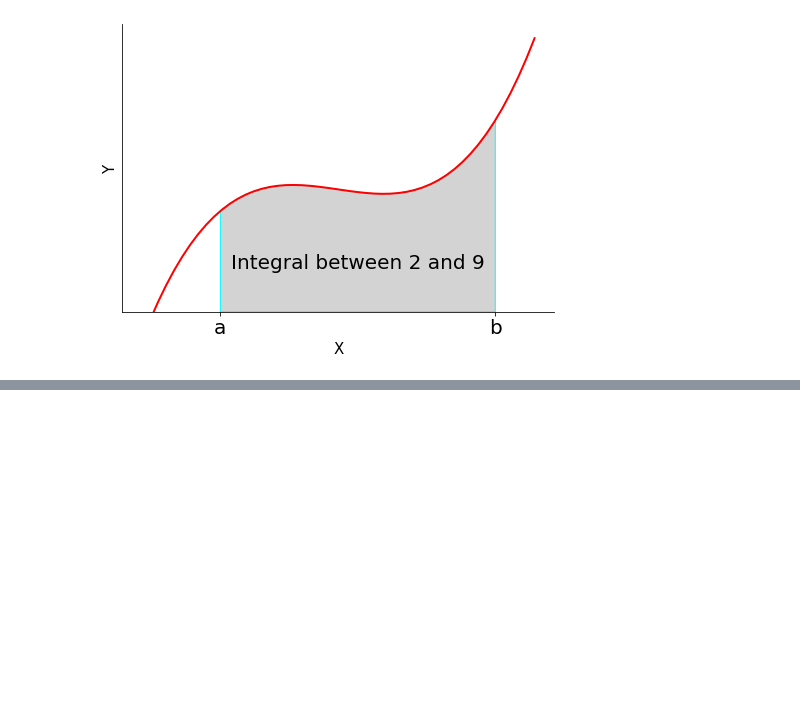
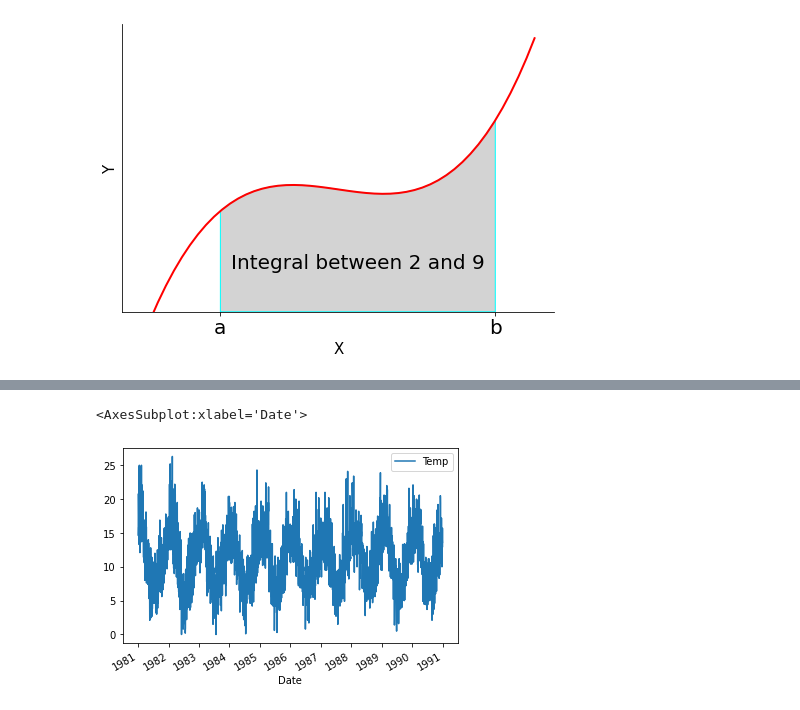
Before and after one commit to hanbinChae/Python-learning-univ, a Jupyter notebook: 빅데이터분석응용/경기과학기술대학교_202263020_채한빈_12주차.ipynb, the cells around one changed output, grey strips where cells are left out. Drawn from its saved outputs; the diff is of its cells as text; code cells hidden in the pictures; blank space fills up the shorter version.

```diff
--- a/빅데이터분석응용/경기과학기술대학교_202263020_채한빈_12주차.ipynb
+++ b/빅데이터분석응용/경기과학기술대학교_202263020_채한빈_12주차.ipynb
@@ -204,0 +207,3 @@ Text(0, 0.5, 'Y')
+# %%
+df = pd.read_csv("data/daily-temperature.csv",parse_dates=['Date'])
+df
@@ -204,0 +236,3 @@ Text(0, 0.5, 'Y')
+# %%
+df.set_index("Date",inplace=True)
+df.head()
@@ -204,0 +247,5 @@ Text(0, 0.5, 'Y')
+# %%
+df.plot()
+# %% [output]
+<AxesSubplot:xlabel='Date'>
+[figure, added]
```
Also changed, not shown: parts of 15 cells of this notebook.
